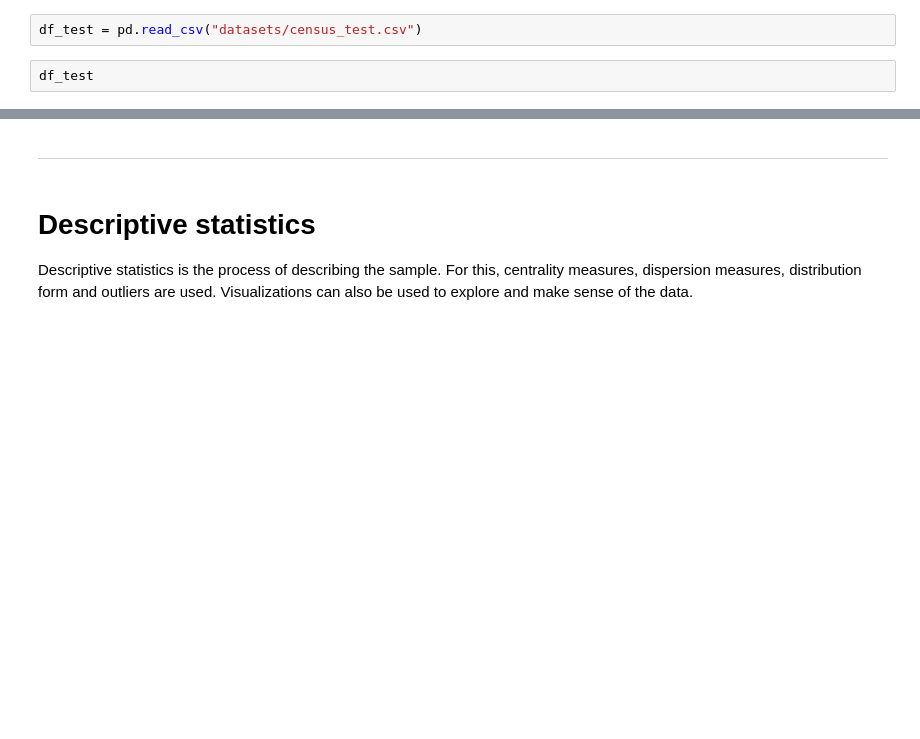
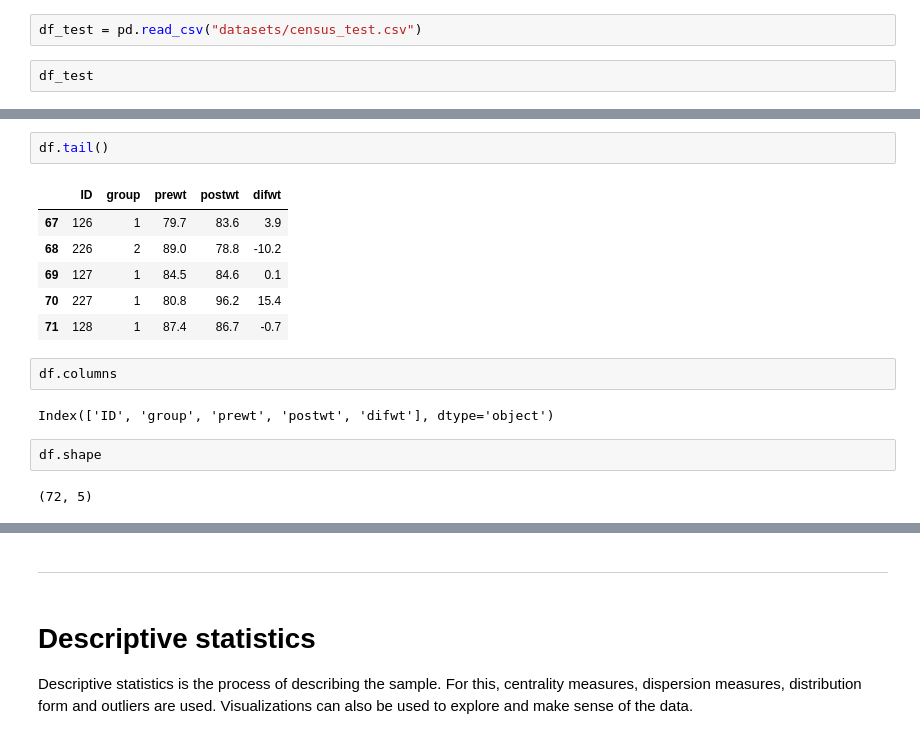
Before and after one commit to manoelgadi/CraridenGlobal_CDAMP, a Jupyter notebook: Main Session 2 - Exploratory Data Analysis in Python/Main Session 2 - Exploratory Data Analysis in Python.ipynb, the cells around one changed output, grey strips where cells are left out. Cells and saved outputs as stored; diff of their text form; blank space fills up the shorter version.

```diff
--- a/Main Session 2 - Exploratory Data Analysis in Python/Main Session 2 - Exploratory Data Analysis in Python.ipynb
+++ b/Main Session 2 - Exploratory Data Analysis in Python/Main Session 2 - Exploratory Data Analysis in Python.ipynb
@@ -101,0 +135,17 @@ df_test
+# %%
+df.tail()
+# %% [output]
+|  | ID | group | prewt | postwt | difwt |
+| 67 | 126 | 1 | 79.7 | 83.6 | 3.9 |
+| 68 | 226 | 2 | 89.0 | 78.8 | -10.2 |
+| 69 | 127 | 1 | 84.5 | 84.6 | 0.1 |
+| 70 | 227 | 1 | 80.8 | 96.2 | 15.4 |
+| 71 | 128 | 1 | 87.4 | 86.7 | -0.7 |
+# %%
+df.columns
+# %% [output]
+Index(['ID', 'group', 'prewt', 'postwt', 'difwt'], dtype='object')
+# %%
+df.shape
+# %% [output]
+(72, 5)
```
Also changed, not shown: parts of 12 cells of this notebook.
